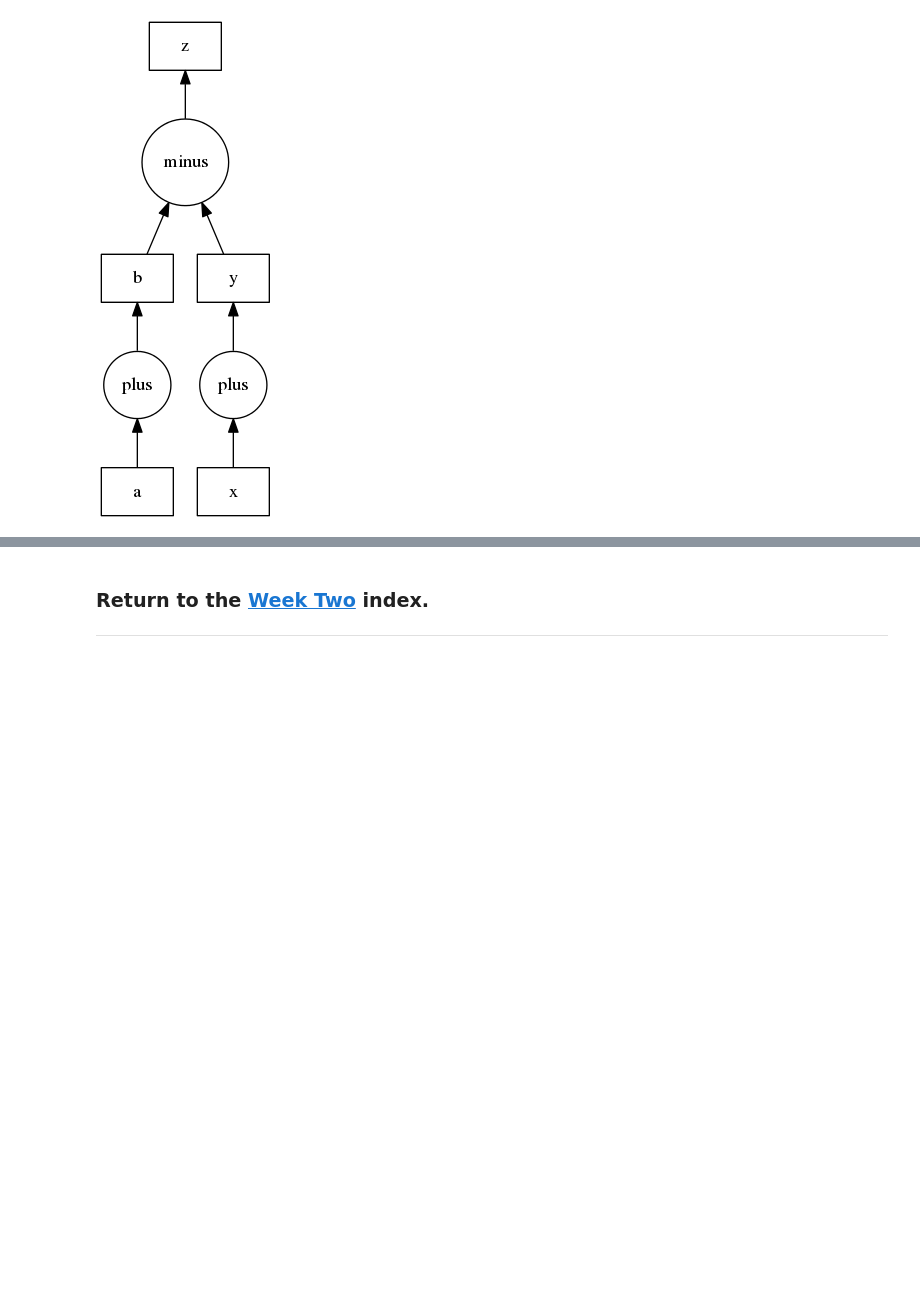
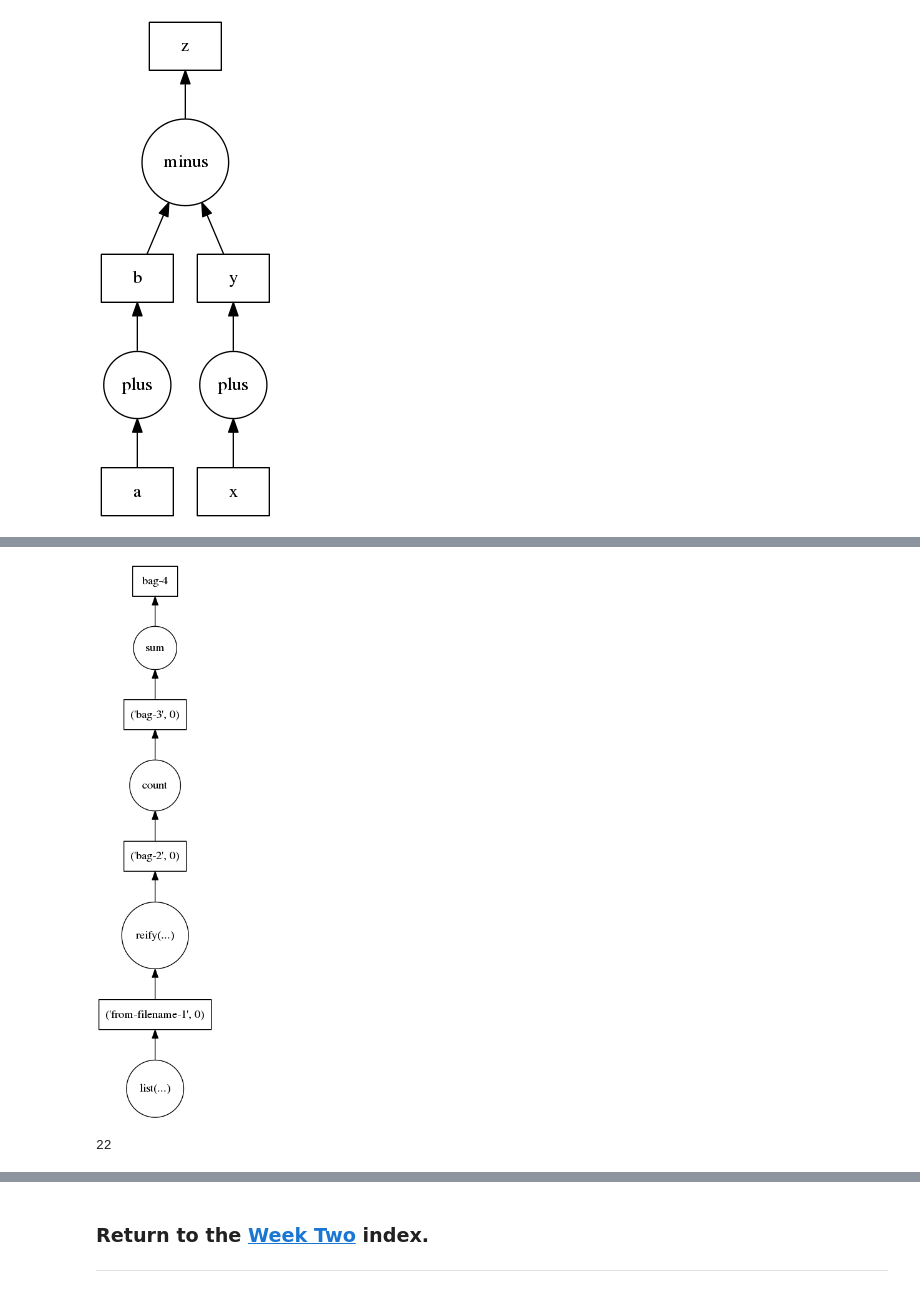
Before and after one commit to ProfessorBrunner/rp-pdm15, a Jupyter notebook: Week2/intro2dask.ipynb, the cells around one changed output, grey strips where cells are left out. Drawn from its saved outputs; the diff is of its cells as text; code cells hidden in the pictures; blank space fills up the shorter version.

Commit message:
Dask Notebook final draft

```diff
--- a/Week2/intro2dask.ipynb
+++ b/Week2/intro2dask.ipynb
@@ -65,0 +164,4 @@ dot_graph(dsk)
+# %%
+import dask.bag as db
+
+b = db.from_filenames('intro2spark.ipynb')
@@ -65,0 +206,10 @@ dot_graph(dsk)
+# %%
+the_count = b.filter(lambda line: 'markdown' in line).count()
+# %%
+dot_graph(the_count.dask)
+# %% [output]
+[figure, added]
+# %%
+print(the_count.compute())
+# %% [output]
+22
```
Also changed, not shown: parts of 37 cells of this notebook.
